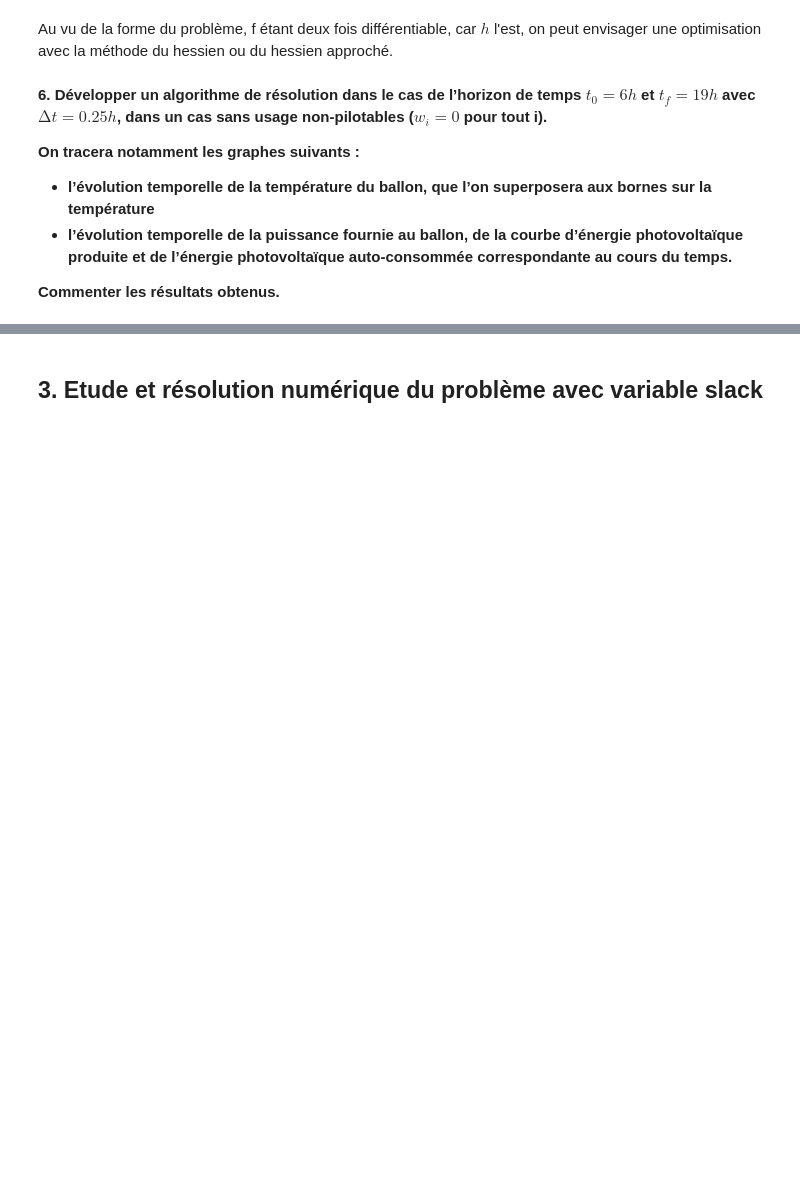
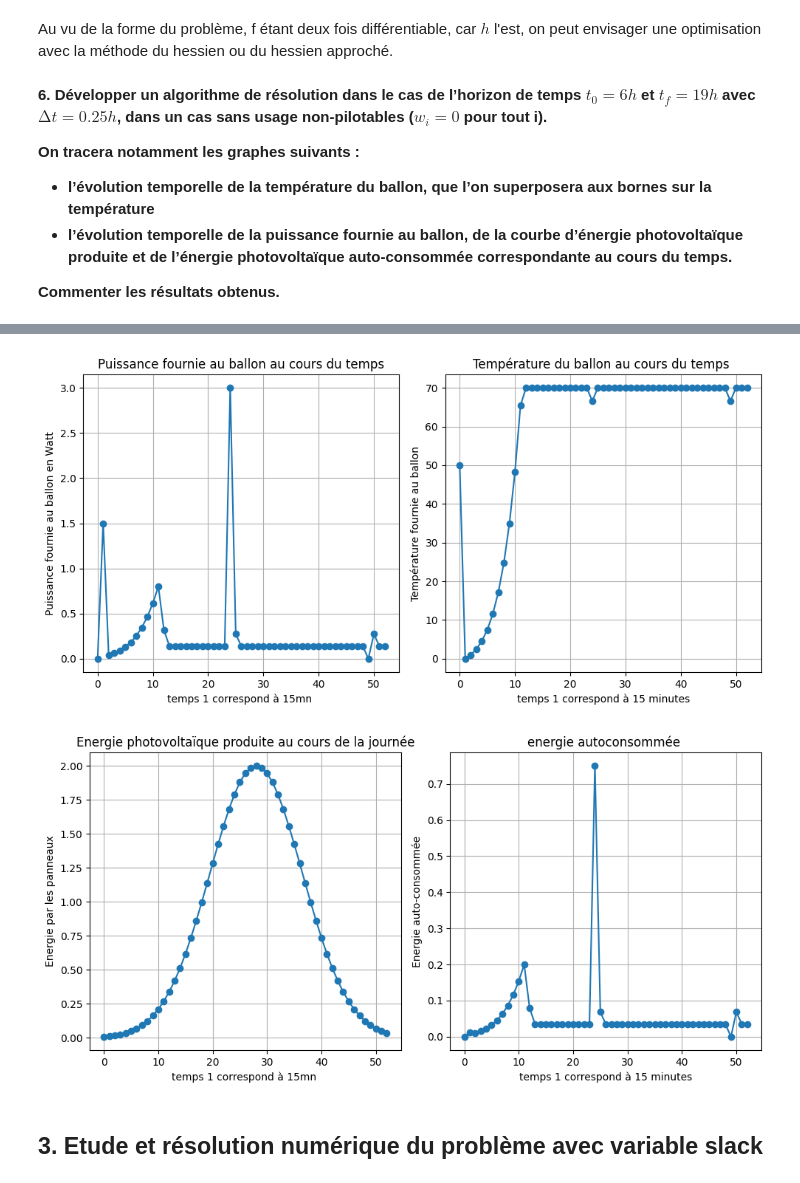
Before and after one commit to LucieTrolle/Projet-Traitement-du-Signal, a Jupyter notebook: Mini-projet Géophysique/mini_projet_opti_questions_1_4.ipynb, the cells around one changed output, grey strips where cells are left out. Cells and saved outputs as stored; diff of their text form; code cells hidden in the pictures; blank space fills up the shorter version.

```diff
--- a/Mini-projet Géophysique/mini_projet_opti_questions_1_4.ipynb
+++ b/Mini-projet Géophysique/mini_projet_opti_questions_1_4.ipynb
@@ -176,3 +220,57 @@ TypeError: list.append() takes exactly one argument (0 given)
+# %%
+
+# Graphique des Puissances optimals
+plt.figure(figsize=(10, 5))
+plt.subplot(1, 2, 1)
+plt.plot(range(N+1), sol_x[:N+1], marker='o', linestyle='-')
+plt.title('Puissance fournie au ballon au cours du temps')
+plt.xlabel('temps 1 correspond à 15mn ')
+plt.ylabel('Puissance fournie au ballon en Watt')
+plt.grid(True)
+
+# Graphique des températures optimales
+plt.subplot(1, 2, 2)
+plt.plot(range(N+1), sol_x[N+1:], marker='o', linestyle='-')
+plt.title('Température du ballon au cours du temps ')
+plt.xlabel('temps 1 correspond à 15 minutes')
+plt.ylabel('Température fournie au ballon')
+plt.grid(True)
+
+# Affichage des graphiques
+plt.tight_layout()
+plt.show()
+
+
+# Graphique de l'energie photovoltaïque
+plt.figure(figsize=(10, 5))
+plt.subplot(1, 2, 1)
+plt.plot(range(N+1), EPV[:], marker='o', linestyle='-')
+plt.title('Energie photovoltaïque produite au cours de la journée')
+plt.xlabel('temps 1 correspond à 15mn ')
+plt.ylabel('Energie par les panneaux')
+plt.grid(True)
+
+# Graphique de l'énergie autoconsommée
+E_autoconso =[]
+for i in range(N+1):
+    if EPV[i] <= sol_x[i]*deltat :
+        E_autoconso.append(EPV[i])
+    else :
+        E_autoconso.append(sol_x[i]*deltat )
+
+plt.subplot(1, 2, 2)
+plt.plot(range(N+1), E_autoconso[:], marker='o', linestyle='-')
+plt.title('energie autoconsommée ')
+plt.xlabel('temps 1 correspond à 15 minutes')
+plt.ylabel('Energie auto-consommée')
+plt.grid(True)
+
+# Affichage des graphiques
+plt.tight_layout()
+plt.show()
+# %% [output]
+[figure, added]
+[figure, added]
 # %% [markdown]
 <h2> 3. Etude et résolution numérique du problème avec variable slack
 # %% [markdown]
```
Also changed, not shown: parts of 5 cells of this notebook.
